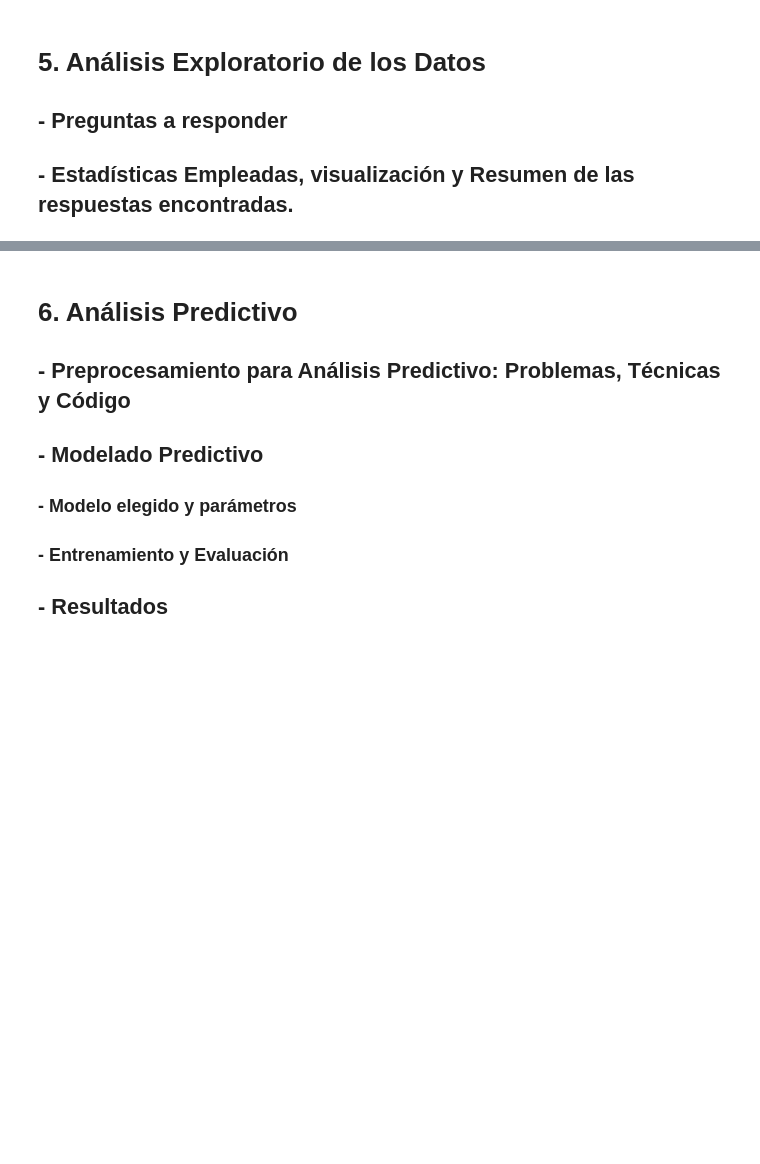
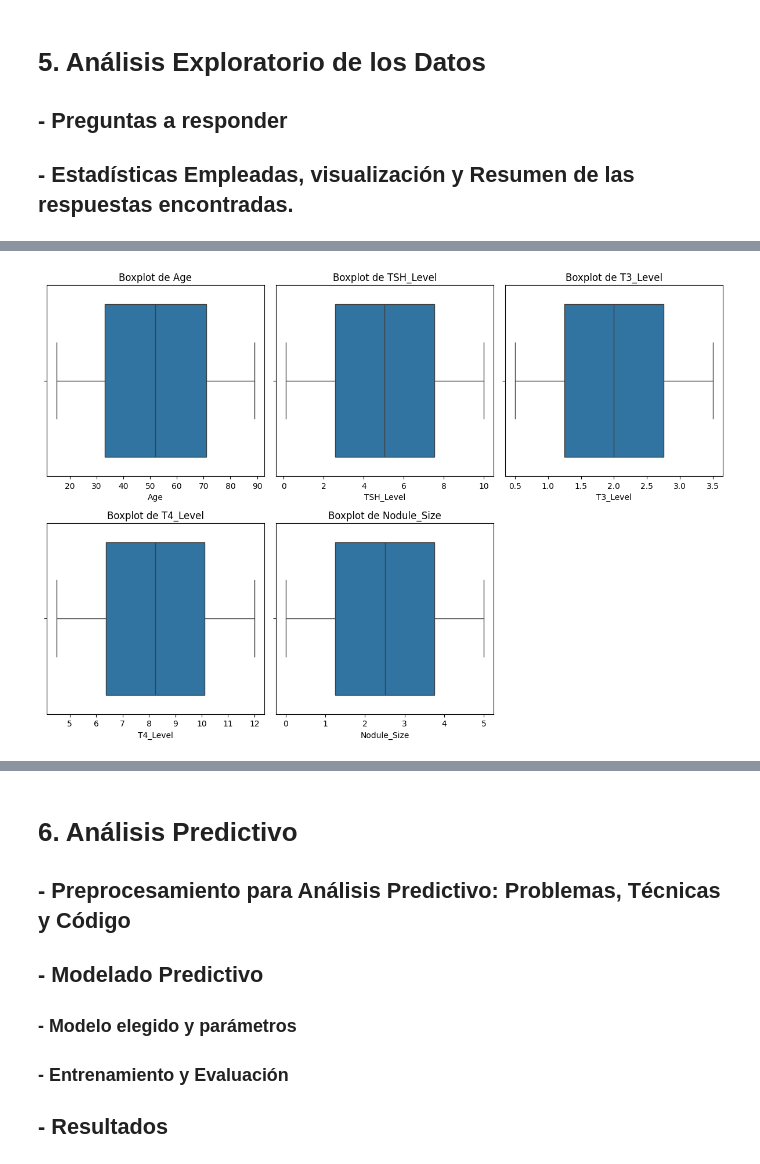
Before and after one commit to I-ULISES-I/Colabfiles, a Jupyter notebook: ProyectoProgADAP_256056.ipynb, the cells around one changed output, grey strips where cells are left out. Cells and saved outputs as stored; diff of their text form; code cells hidden in the pictures; blank space fills up the shorter version.

```diff
--- a/ProyectoProgADAP_256056.ipynb
+++ b/ProyectoProgADAP_256056.ipynb
@@ -165,0 +238,13 @@ None
+# %%
+#Creación y diseño de los boxplots.
+plt.figure(figsize=(12, 12))
+for i, columna in enumerate(columnas_numericas, 1):
+  plt.subplot(3, 3, i)
+  sns.boxplot(x=df[columna])
+  plt.title(f'Boxplot de {columna}')
+
+#Impresión de los gráficos.
+plt.tight_layout()
+plt.show()
+# %% [output]
+[figure, added]
```
Also changed, not shown: parts of 9 cells of this notebook.
